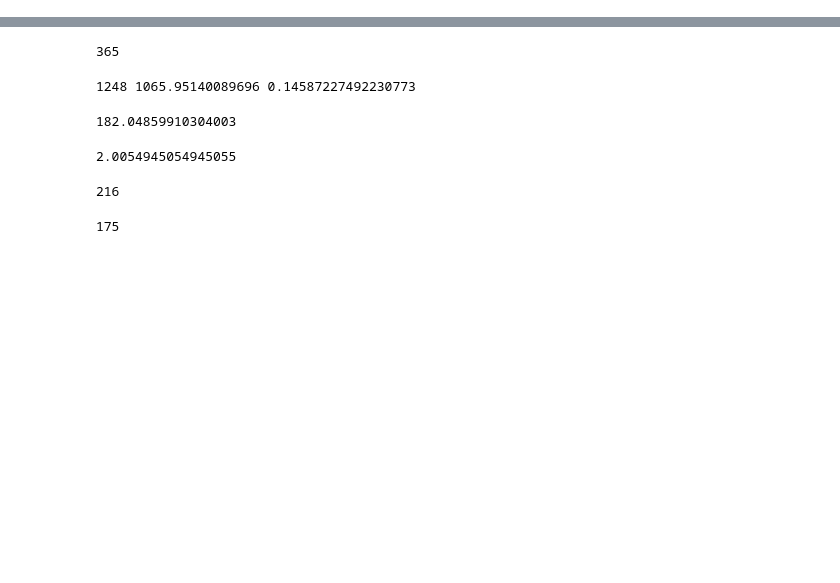
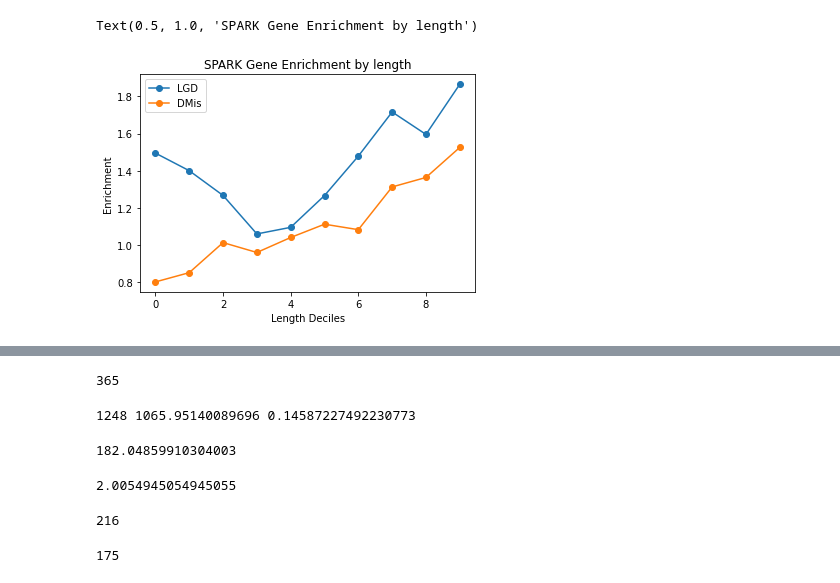
Before and after one commit to explorerwjy/ASD_Circuits, a Jupyter notebook: src/Untitled.ipynb, the cells around one changed output, grey strips where cells are left out. Cells and saved outputs as stored; diff of their text form; code cells hidden in the pictures; blank space fills up the shorter version.

```diff
--- a/src/Untitled.ipynb
+++ b/src/Untitled.ipynb
@@ -10,0 +55,34 @@ allen_mouse_genes = loadgenelist("../dat/allen-mouse-exp/allen-mouse-gene_entrez
+# %%
+spark_tada = pd.read_csv("../dat/genes/asd/spark_tada_RR.csv")
+SPARK_NTrio = 7015
+# %%
+spark_tada = spark_tada[spark_tada["Entrez"]!="."]
+# %%
+spark_tada["Entrez"] = [int(x) for x in spark_tada["Entrez"].values]
+# %%
+Percent_True_LGD = []
+Enrichment_LGD = []
+Percent_True_Mis = []
+Enrichment_Mis = []
+for i in range(Ndiciles):
+    test_genes = spark_tada[spark_tada["Entrez"].isin(Deciles[i])]
+    N_LGD = sum(test_genes["dnLGD"])
+    N_LGD_exp = sum(test_genes["mutLGD"]) * 2 * SPARK_NTrio
+    #print(N_LGD, N_LGD_exp, (N_LGD - N_LGD_exp)/N_LGD)
+    Percent_True_LGD.append((N_LGD - N_LGD_exp)/N_LGD)
+    Enrichment_LGD.append(N_LGD/N_LGD_exp)
+
+    N_Mis = sum(test_genes["dnDmis"])
+    N_Mis_exp = sum(test_genes["mutDmis"]) * 2 * SPARK_NTrio
+    Percent_True_Mis.append((N_Mis - N_Mis_exp)/N_Mis)
+    Enrichment_Mis.append(N_Mis/N_Mis_exp)
+# %%
+plt.plot(list(range(10)), Enrichment_LGD, label="LGD", marker="o")
+plt.plot(list(range(10)), Enrichment_Mis, label="DMis", marker="o")
+plt.legend()
+plt.xlabel("Length Deciles")
+plt.ylabel("Enrichment")
+plt.title("SPARK Gene Enrichment by length")
+# %% [output]
+Text(0.5, 1.0, 'SPARK Gene Enrichment by length')
+[figure, added]
```
Also changed, not shown: parts of 18 cells of this notebook, 3 other files.
